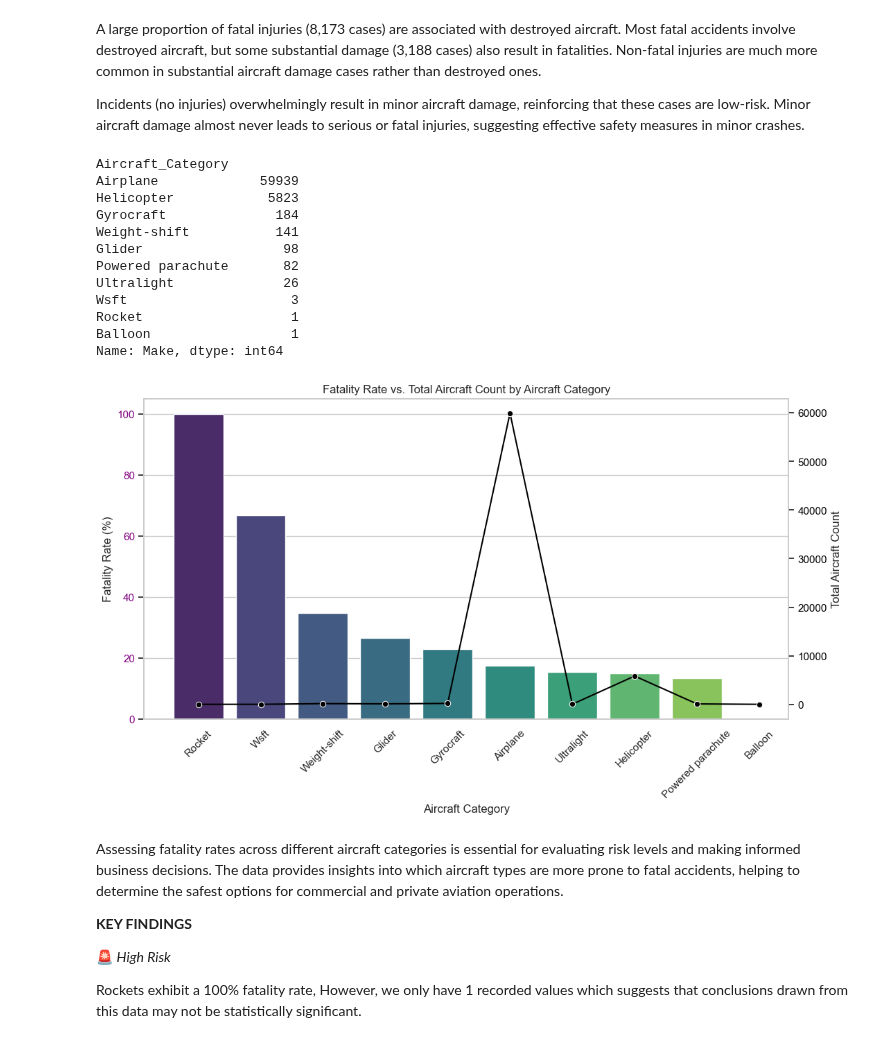
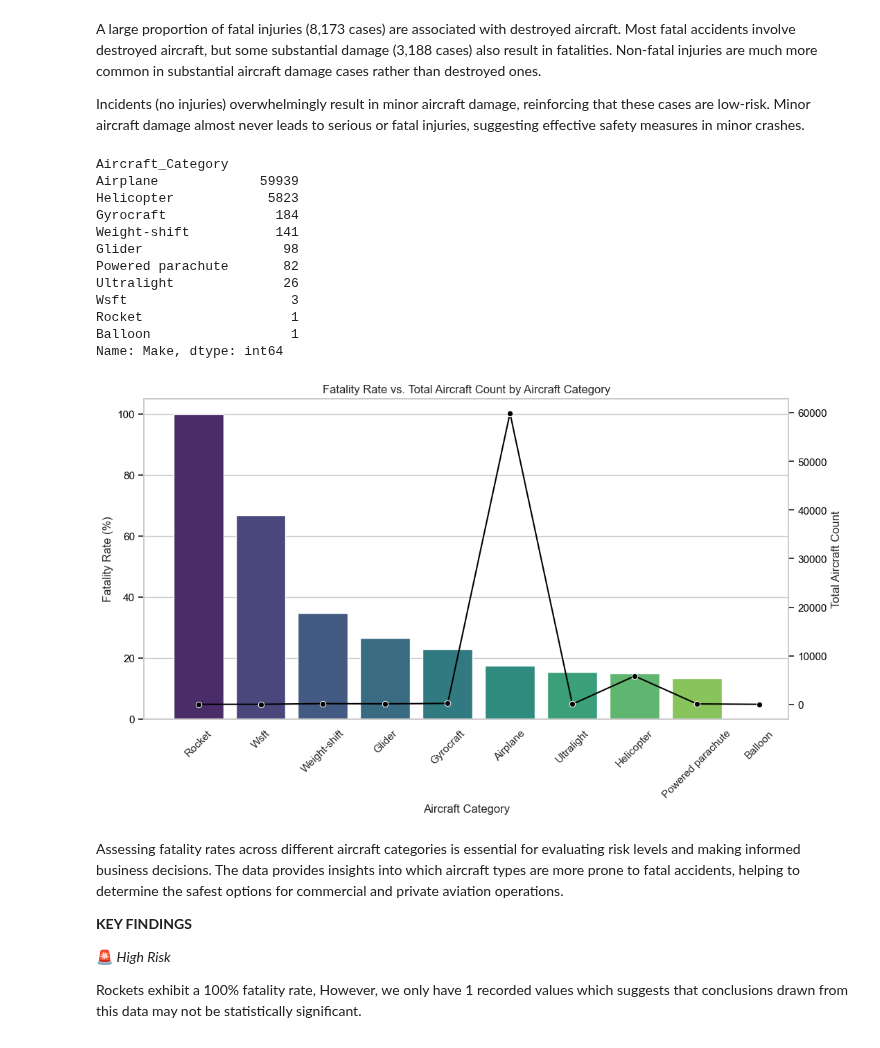
Before and after one commit to rongachoka/Aviation_EDA, a Jupyter notebook: aircraft_safety/analysis_draft.ipynb, the cells around one changed output. Cells and saved outputs as stored; diff of their text form; code cells hidden in the pictures.

```diff
--- a/aircraft_safety/analysis_draft.ipynb
+++ b/aircraft_safety/analysis_draft.ipynb
@@ -1024,40 +1024,40 @@ sns.barplot(x=type_fatality_rate.index, y=type_fatality_rate.values, palette="vi
 ax.set_ylabel("Fatality Rate (%)")
 ax.set_xlabel("Aircraft Category")
 ax.set_title("Fatality Rate vs. Total Aircraft Count by Aircraft Category")
-ax.tick_params(axis="y", labelcolor="purple")
+ax.tick_params(axis="y")
 ax.set_xticks(ax.get_xticks())
 ax.set_xticklabels(ax.get_xticklabels(), rotation=45)
 
 
 # Create secondary y-axis for total aircraft count
 ax2 = ax.twinx()
 sns.lineplot(
     x=type_fatality_rate.index,
     y=total_aircraft_count[type_fatality_rate.index],
     marker="o",
     color="black",
     ax=ax2
 )
 
 ax2.set_ylabel("Total Aircraft Count")
-ax2.tick_params(axis="y", labelcolor="black")
+ax2.tick_params(axis="y")
 ax2.yaxis.grid(False)
 
 plt.show();
 # %% [output]
 Aircraft_Category
 Airplane             59939
 Helicopter            5823
 Gyrocraft              184
 Weight-shift           141
 Glider                  98
 Powered parachute       82
 Ultralight              26
 Wsft                     3
 Rocket                   1
 Balloon                  1
 Name: Make, dtype: int64
-[figure, old version]
+[figure, new version]
 # %% [markdown]
 Assessing fatality rates across different aircraft categories is essential for evaluating risk levels and making informed business decisions. The data provides insights into which aircraft types are more prone to fatal accidents, helping to determine the safest options for commercial and private aviation operations.
 
```
Also changed, not shown: parts of 16 cells of this notebook.
